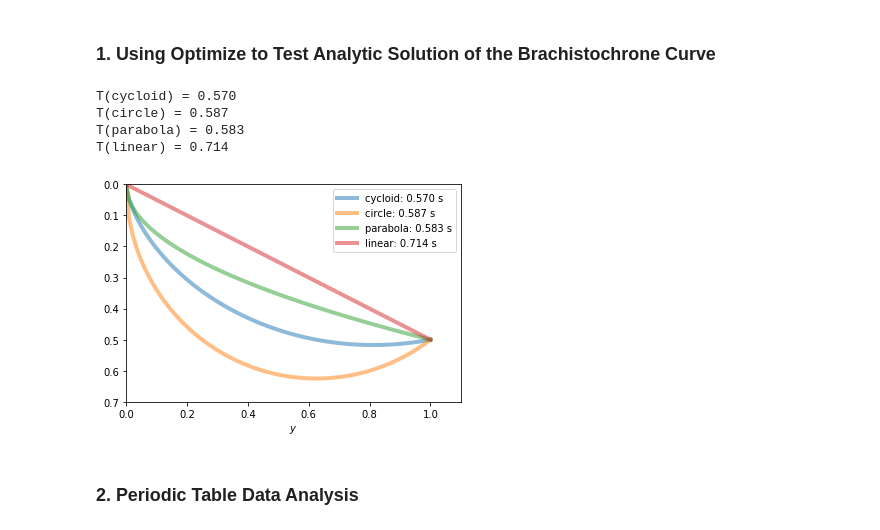
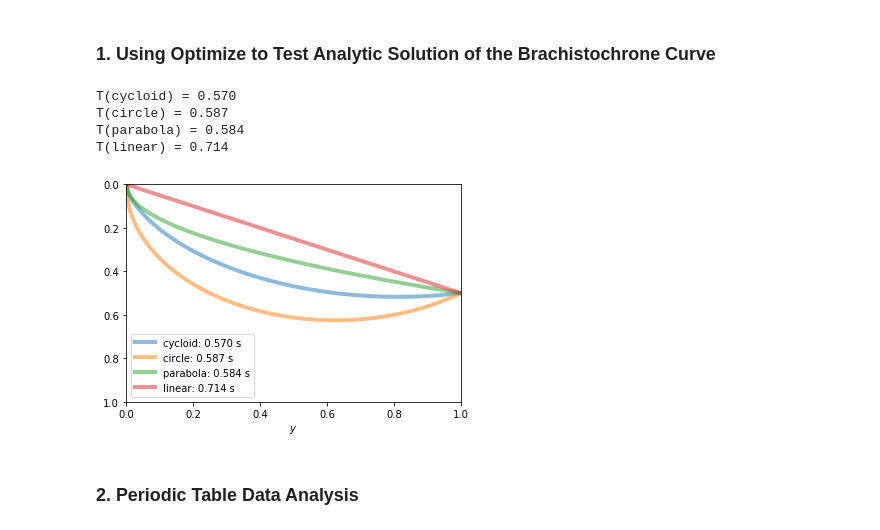
Before and after one commit to erobin14/4200Final, a Jupyter notebook: EricRobinson_4200Final.ipynb, the cells around one changed output. Drawn from its saved outputs; the diff is of its cells as text; code cells hidden in the pictures.

```diff
--- a/EricRobinson_4200Final.ipynb
+++ b/EricRobinson_4200Final.ipynb
@@ -6,7 +6,9 @@ from scipy.optimize import newton
 from scipy.integrate import quad
 import matplotlib.pyplot as plt
 # %%
-g = 9.81 #Acceleration due to gravity
+#Editable field to quickly change the planet you're on and the final position. Don't try changing gravity to zero.
+
+g = 9.8 #Acceleration due to gravity
 x2, y2 = 1, 0.5 #final position
 # %%
 def cycloid(x2, y2, N=100):
@@ -83,27 +85,27 @@ def parabola(x2, y2, N=100):
 # %%
 def func(x, f, fp):
 
     return np.sqrt((1+fp(x)**2) / (2 * g * f(x)))
 
 fig, ax = plt.subplots()
 
 for curve in ('cycloid', 'circle', 'parabola', 'linear'):
     x, y, T = globals()[curve](x2, y2)
     ax.plot(x, y, lw=4, alpha=0.5, label='{}: {:.3f} s'.format(curve, T))
 ax.legend()
 
 ax.set_xlabel('$x$')
 ax.set_xlabel('$y$')
-ax.set_xlim(0, 1.1)
-ax.set_ylim(0.7, 0)
+ax.set_xlim(0, 1)
+ax.set_ylim(1, 0)
 plt.savefig('brachistochrone_race.png')
 plt.show()
 # %% [output]
 T(cycloid) = 0.570
 T(circle) = 0.587
-T(parabola) = 0.583
+T(parabola) = 0.584
 T(linear) = 0.714
-[figure, old version]
+[figure, new version]
 # %% [markdown]
 ### 2. Periodic Table Data Analysis
 # %%
```
Also changed, not shown: parts of 5 cells of this notebook, 2 other files.
